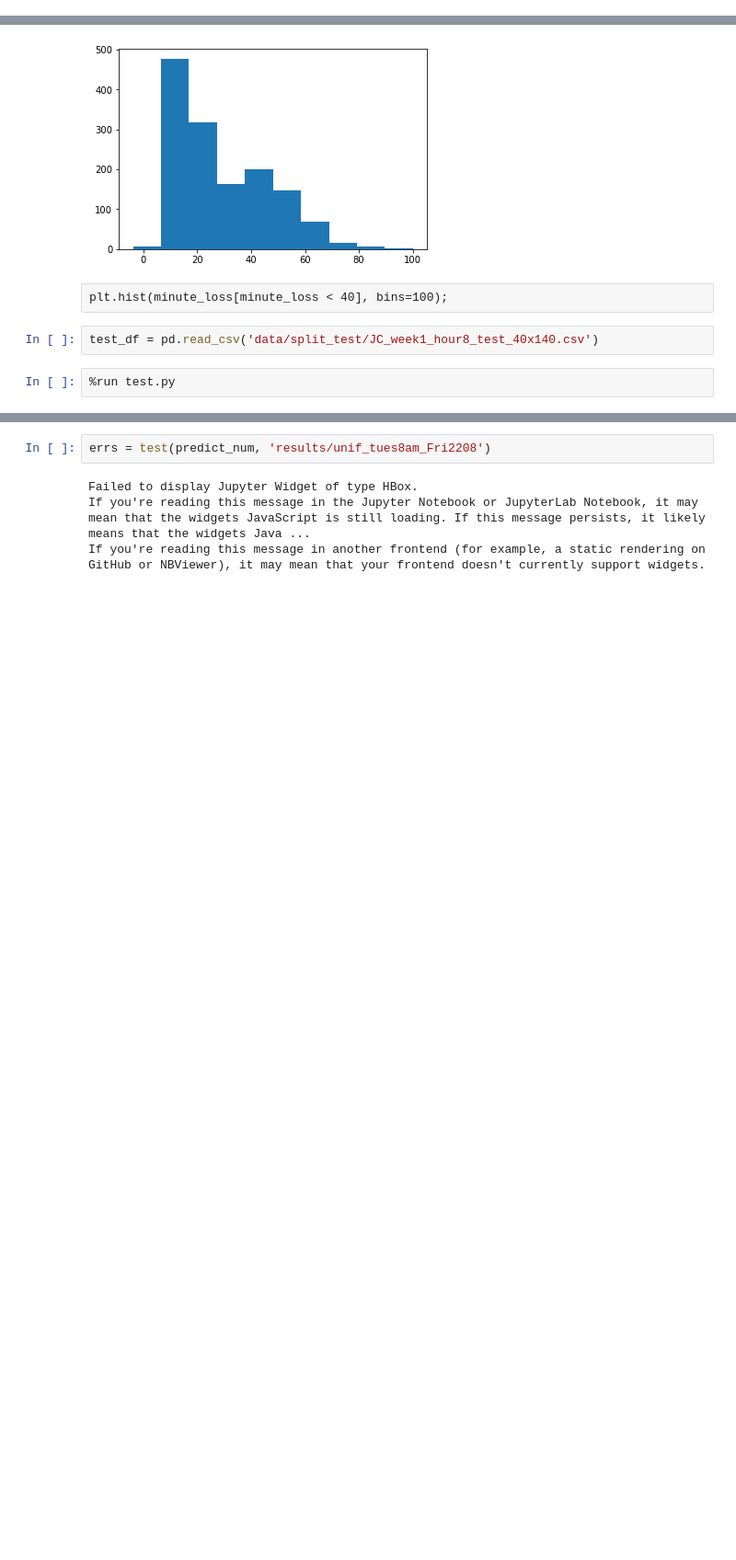
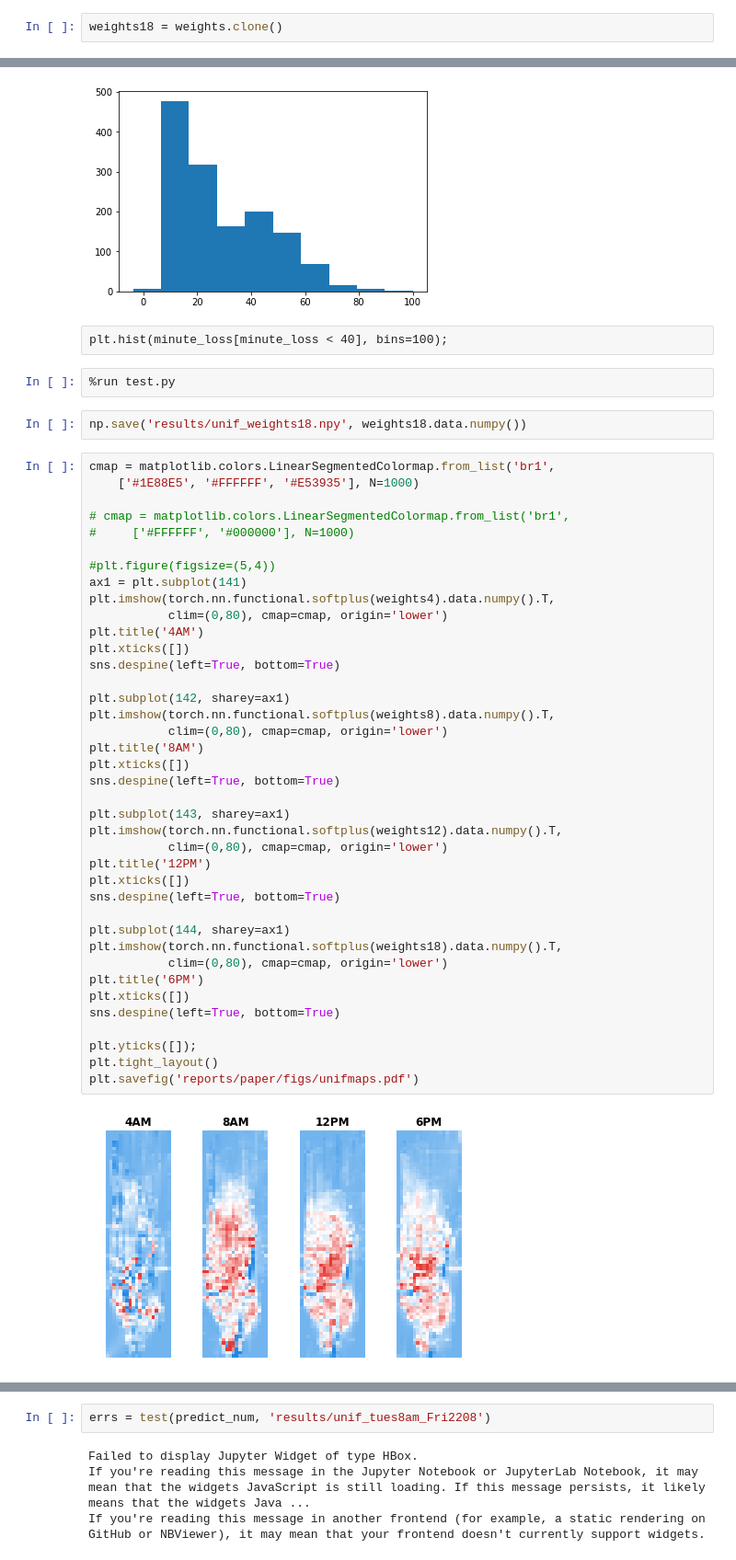
Before and after one commit to M20190649/cs281-final-taxi, a Jupyter notebook: 2017-12-02_FR_unif-ncr-model.ipynb, the cells around one changed output, grey strips where cells are left out. Shown: that part at 92% size. Drawn from its saved outputs; the diff is of its cells as text; blank space fills up the shorter version.

```diff
--- a/2017-12-02_FR_unif-ncr-model.ipynb
+++ b/2017-12-02_FR_unif-ncr-model.ipynb
@@ -110,10 +107,53 @@ Variable containing:
+# %%
+weights18 = weights.clone()
 # %%
 plt.hist((weights.data.numpy()[~np.isnan(weights.data.numpy())]));
 # %% [output]
 [figure]
 # %% [raw]
 plt.hist(minute_loss[minute_loss < 40], bins=100);
-# %%
-test_df = pd.read_csv('data/split_test/JC_week1_hour8_test_40x140.csv')
 # %%
 %run test.py
+# %%
+np.save('results/unif_weights18.npy', weights18.data.numpy())
+# %%
+cmap = matplotlib.colors.LinearSegmentedColormap.from_list('br1',
+    ['#1E88E5', '#FFFFFF', '#E53935'], N=1000)
+
+# cmap = matplotlib.colors.LinearSegmentedColormap.from_list('br1',
+#     ['#FFFFFF', '#000000'], N=1000)
+
+#plt.figure(figsize=(5,4))
+ax1 = plt.subplot(141)
+plt.imshow(torch.nn.functional.softplus(weights4).data.numpy().T,
+           clim=(0,80), cmap=cmap, origin='lower')
+plt.title('4AM')
+plt.xticks([])
+sns.despine(left=True, bottom=True)
+
+plt.subplot(142, sharey=ax1)
+plt.imshow(torch.nn.functional.softplus(weights8).data.numpy().T,
+           clim=(0,80), cmap=cmap, origin='lower')
+plt.title('8AM')
+plt.xticks([])
+sns.despine(left=True, bottom=True)
+
+plt.subplot(143, sharey=ax1)
+plt.imshow(torch.nn.functional.softplus(weights12).data.numpy().T,
+           clim=(0,80), cmap=cmap, origin='lower')
+plt.title('12PM')
+plt.xticks([])
+sns.despine(left=True, bottom=True)
+
+plt.subplot(144, sharey=ax1)
+plt.imshow(torch.nn.functional.softplus(weights18).data.numpy().T,
+           clim=(0,80), cmap=cmap, origin='lower')
+plt.title('6PM')
+plt.xticks([])
+sns.despine(left=True, bottom=True)
+
+plt.yticks([]);
+plt.tight_layout()
+plt.savefig('reports/paper/figs/unifmaps.pdf')
+# %% [output]
+[figure, added]
```
Also changed, not shown: parts of 9 cells of this notebook, 6 other files.
